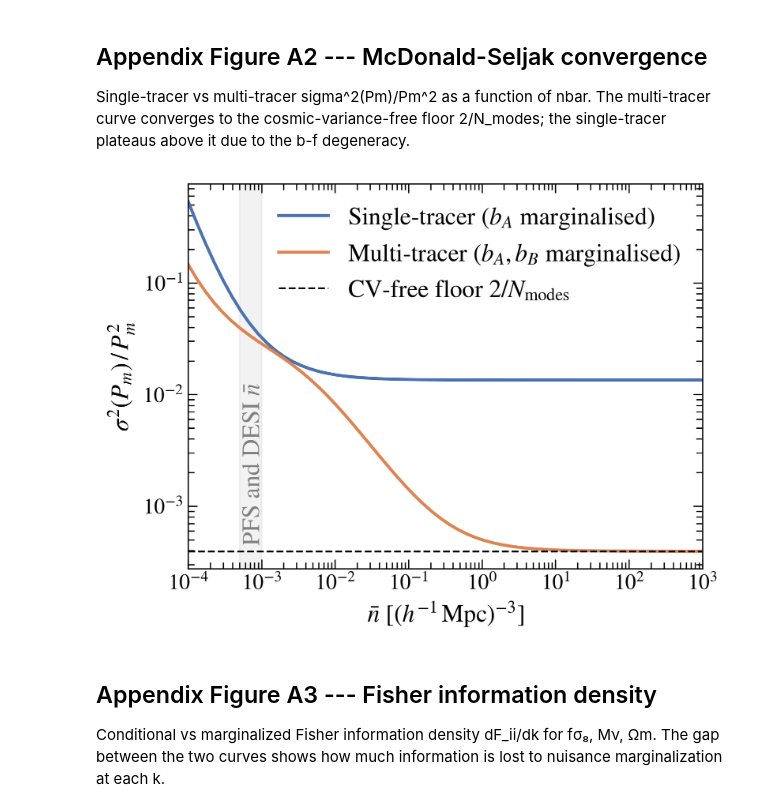
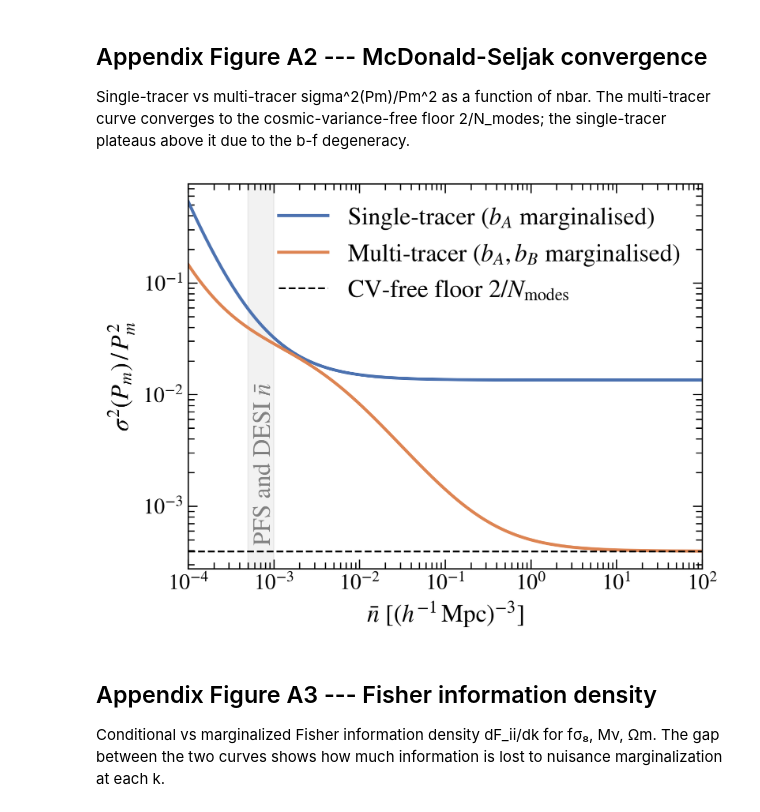
Before and after one commit to MinhMPA/PFSxDESI-multi-fish, a Jupyter notebook: notebooks/figures.ipynb, the cells around one changed output. Saved outputs shown, nothing was run; the diff lists cells and outputs as text; code cells hidden in the pictures.

Commit message:
Update analysis pipeline, code base, figures, draft

```diff
--- a/notebooks/figures.ipynb
+++ b/notebooks/figures.ipynb
@@ -482,7 +595,7 @@ from numpy.polynomial.legendre import leggauss
 bA, bB, f_ms, Pm = 1.0, 2.0, 0.8, 1e3  # Pm ~ P(k=0.1) in (Mpc/h)^3
 k_ms, dk_ms, V_ms = 0.1, 0.01, 1e9
 Nmodes_ms = k_ms**2 * dk_ms * V_ms / (2 * np.pi**2)
-mu_gl, w_gl = leggauss(40)
+mu_gl, w_gl = leggauss(100)
 
 def _sigma2_st(nbar):
     F = np.zeros((2, 2))
@@ -512,36 +625,60 @@ def _sigma2_mt(nbar):
             [sA*sB,   sB*Pm,   sA*Pm]])
         F += wi * D.T @ np.linalg.inv(C3) @ D
     F *= Nmodes_ms / 2.0
     Fb = F[1:, 1:]
     Fc = F[0, 1:]
     return 1.0 / (F[0, 0] - Fc @ np.linalg.solve(Fb, Fc))
 
-nbars_ms = np.logspace(-4, 3, 60)  # 1e-4 to 1e3: covers realistic survey densities
+def _sigma2_mt_fixed_bB(nbar):
+    """Multi-tracer with bB fixed, marginalise over bA only."""
+    F = np.zeros((2, 2))
+    for mi, wi in zip(mu_gl, w_gl):
+        sA = bA + f_ms * mi**2
+        sB = bB + f_ms * mi**2
+        PAA = sA**2 * Pm + 1.0 / nbar
+        PBB = sB**2 * Pm + 1.0 / nbar
+        PAB = sA * sB * Pm
+        C3 = np.array([
+            [2*PAA**2,     2*PAB**2,        2*PAA*PAB],
+            [2*PAB**2,     2*PBB**2,        2*PBB*PAB],
+            [2*PAA*PAB,    2*PBB*PAB,       PAA*PBB + PAB**2]])
+        D = np.array([
+            [sA**2,   2*sA*Pm],
+            [sB**2,   0.0],
+            [sA*sB,   sB*Pm]])
+        F += wi * D.T @ np.linalg.inv(C3) @ D
+    F *= Nmodes_ms / 2.0
+    return 1.0 / (F[0, 0] - F[0, 1]**2 / F[1, 1])
+
+nbars_ms = np.logspace(-4, 3, 200)
 s2_st = np.array([_sigma2_st(n) for n in nbars_ms])
 s2_mt = np.array([_sigma2_mt(n) for n in nbars_ms])
+s2_mt_fixB = np.array([_sigma2_mt_fixed_bB(n) for n in nbars_ms])
 cv_floor = 2.0 * Pm**2 / Nmodes_ms
 
 fig, ax = plt.subplots(figsize=(6, 4.5))
 ax.loglog(nbars_ms, s2_st / Pm**2, ls="-", color="#4C72B0", lw=2,
           label=r"Single-tracer ($b_A$ marginalised)")
 ax.loglog(nbars_ms, s2_mt / Pm**2, ls="-", color="#DD8452", lw=2,
           label=r"Multi-tracer ($b_A, b_B$ marginalised)")
+#ax.loglog(nbars_ms, s2_mt_fixB / Pm**2, ls="-.", color="#DD8452", lw=1.5, alpha=0.7,
+          #label=r"Multi-tracer ($b_B$ fixed)")
 ax.axhline(cv_floor / Pm**2, ls="--", color="k", lw=1.2,
            label=r"CV-free floor $2/N_{\rm modes}$")
 
 # Typical survey nbar range
 ax.axvspan(5e-4, 1e-3, color="gray", alpha=0.10, zorder=0)
 ax.text(7.8e-4, 5e-4, r"PFS and DESI $\bar{n}$", color="gray",
         fontsize=16, ha="center", rotation=90)
 
 ax.set_xlabel(r"$\bar{n}$ [$(h^{-1}\,\mathrm{Mpc})^{-3}$]")
 ax.set_ylabel(r"$\sigma^2(P_m)\,/\,P_m^2$")
-ax.set_xlim(nbars_ms[0], nbars_ms[-1])
+ax.set_xlim(1e-4, 1e2)
 ax.legend(frameon=False, fontsize=16, loc="upper right")
 fig.tight_layout()
 plt.show()
 # %% [output]
-[figure, old version]
+[figure, new version]
 # %% [markdown]
 ## Appendix Figure A3 --- Fisher information density
 
```
Also changed, not shown: parts of 12 cells of this notebook, 19 other files.
